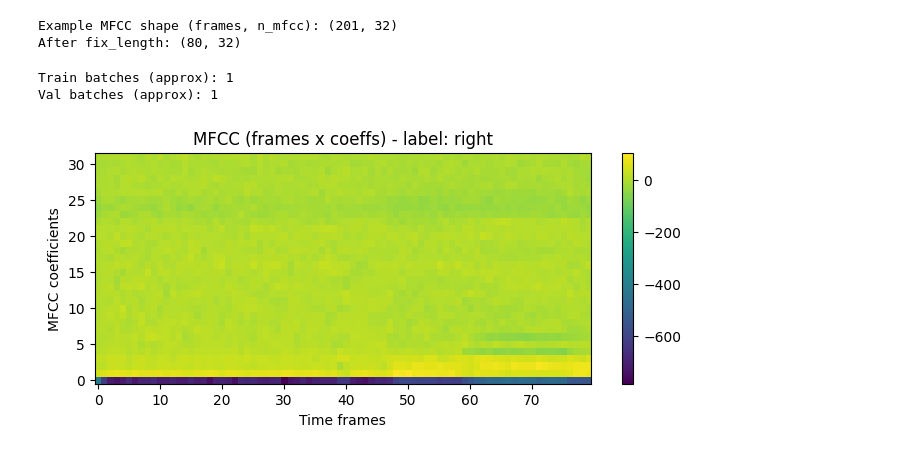
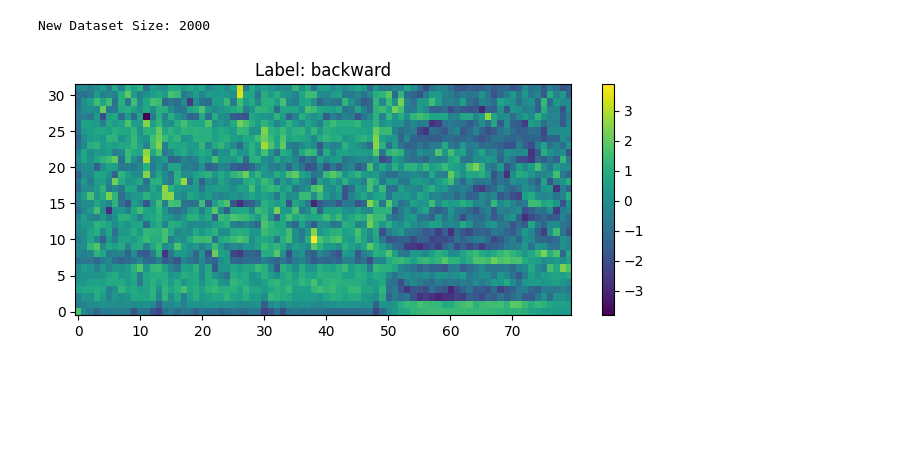
Before and after one commit to mlorenzati/voiceRover, a Jupyter notebook: training/training.ipynb, the cells around one changed output. Drawn from its saved outputs; the diff is of its cells as text; code cells hidden in the pictures; blank space fills up the shorter version.

```diff
--- a/training/training.ipynb
+++ b/training/training.ipynb
@@ -139,9 +63,0 @@ def fix_length(mfcc, max_frames=FIXED_FRAMES):
-# %%
-# Quick check (if you have at least one file)
-mf = extract_mfcc(files[0])
-print("Example MFCC shape (frames, n_mfcc):", mf.shape)   # e.g. (161, 32)
-mf_fixed = fix_length(mf)
-print("After fix_length:", mf_fixed.shape)
-# %% [output]
-Example MFCC shape (frames, n_mfcc): (201, 32)
-After fix_length: (80, 32)
@@ -190,17 +63,0 @@ def load_and_preprocess(path, label):
-# %%
-# Build dataset
-ds_all = tf.data.Dataset.from_tensor_slices((files_tf, labels_tf))
-# shuffle buffer = n_total (not 1000)
-ds_all = ds_all.shuffle(buffer_size=n_total, reshuffle_each_iteration=True)
-# map (calls the Python MFCC extractor)
-ds_all = ds_all.map(_load_and_preprocess, num_parallel_calls=tf.data.AUTOTUNE)
-
-# split into train / val using take/skip after shuffle
-train_ds = ds_all.take(n_train).batch(32).prefetch(tf.data.AUTOTUNE)
-val_ds   = ds_all.skip(n_train).batch(32).prefetch(tf.data.AUTOTUNE)
-
-print("Train batches (approx):", sum(1 for _ in train_ds))
-print("Val batches (approx):", sum(1 for _ in val_ds))
-# %% [output]
-Train batches (approx): 1
-Val batches (approx): 1
@@ -206,0 +106,22 @@ Val batches (approx): 1
+# %%
+# ---- DATASET EXPANSION ----
+expanded_files = []
+expanded_labels = []
+AUGMENT_FACTOR = 50
+
+for f, l in zip(files, labels):
+    for _ in range(AUGMENT_FACTOR):
+        expanded_files.append(f)
+        expanded_labels.append(l)
+
+# Shuffle
+pairs = list(zip(expanded_files, expanded_labels))
+random.shuffle(pairs)
+expanded_files, expanded_labels = zip(*pairs)
+expanded_files = list(expanded_files)
+expanded_labels = list(expanded_labels)
+
+n_train = int(len(expanded_files) * 0.90)
+print(f"New Dataset Size: {len(expanded_files)}")
+# %% [output]
+New Dataset Size: 2000
@@ -207,17 +160,10 @@ Val batches (approx): 1
 # %%
-# ---- Example: plot one MFCC (from dataset) ----
-for x_batch, y_batch in ds_all.take(1):
-    # x_batch shape (FIXED_FRAMES, N_MFCC, 1)
-    mf = x_batch.numpy()
-    lab = int(y_batch.numpy())
-    mf = np.squeeze(mf)  # (FIXED_FRAMES, N_MFCC)
+# Check one MFCC
+for x, y in ds_all.take(1):
     plt.figure(figsize=(8,3))
-    plt.imshow(mf.T, origin='lower', aspect='auto')
+    plt.imshow(x.numpy().squeeze().T, origin='lower', aspect='auto')
     plt.colorbar()
-    plt.title(f"MFCC (frames x coeffs) - label: {label_names[lab]}")
-    plt.xlabel("Time frames")
-    plt.ylabel("MFCC coefficients")
+    plt.title(f"Label: {label_names[y]}")
     plt.show()
-    break
 # %% [output]
-[figure, old version]
+[figure, new version]
```
Also changed, not shown: parts of 16 cells of this notebook, 1 other file.
